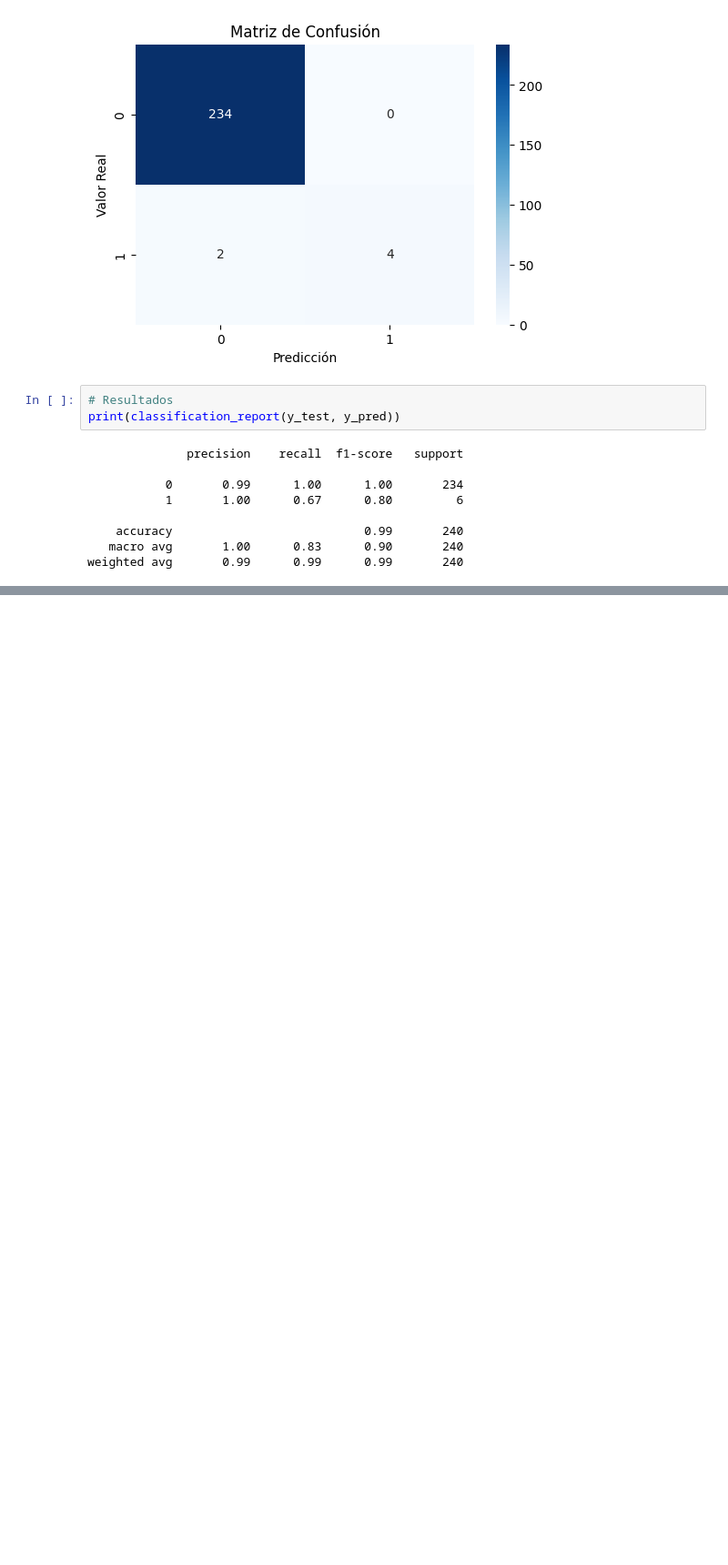
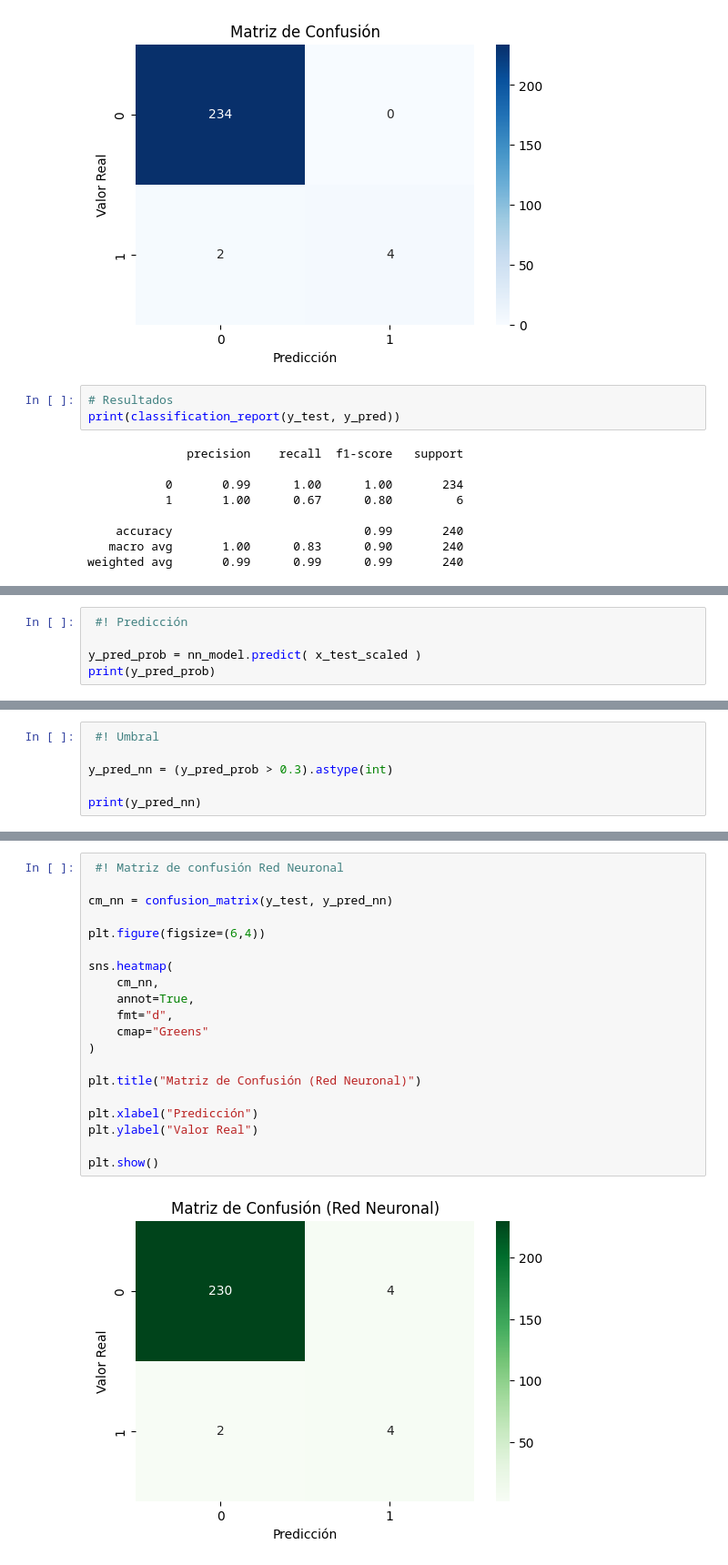
Before and after one commit to YaoCr003/IA, a Jupyter notebook: notebooks/ia.ipynb, the cells around one changed output, grey strips where cells are left out. Shown at 91% size. Cells and saved outputs as stored; diff of their text form; blank space fills up the shorter version.

```diff
--- a/notebooks/ia.ipynb
+++ b/notebooks/ia.ipynb
@@ -368,0 +558,5 @@ weighted avg       0.99      0.99      0.99       240
+# %%
+ #! Predicción
+
+y_pred_prob = nn_model.predict( x_test_scaled )
+print(y_pred_prob)
@@ -368,0 +581,6 @@ weighted avg       0.99      0.99      0.99       240
+# %%
+ #! Umbral
+
+y_pred_nn = (y_pred_prob > 0.3).astype(int)
+
+print(y_pred_nn)
@@ -368,0 +634,22 @@ weighted avg       0.99      0.99      0.99       240
+# %%
+ #! Matriz de confusión Red Neuronal
+
+cm_nn = confusion_matrix(y_test, y_pred_nn)
+
+plt.figure(figsize=(6,4))
+
+sns.heatmap(
+    cm_nn,
+    annot=True,
+    fmt="d",
+    cmap="Greens"
+)
+
+plt.title("Matriz de Confusión (Red Neuronal)")
+
+plt.xlabel("Predicción")
+plt.ylabel("Valor Real")
+
+plt.show()
+# %% [output]
+[figure, added]
```
Also changed, not shown: parts of 25 cells of this notebook, 10 other files.
